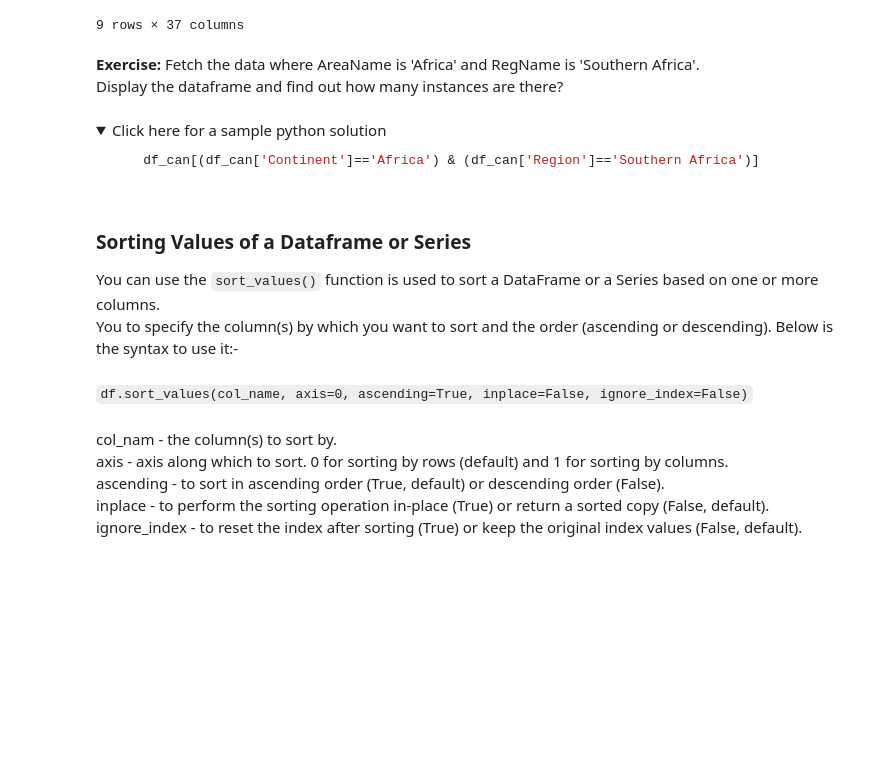
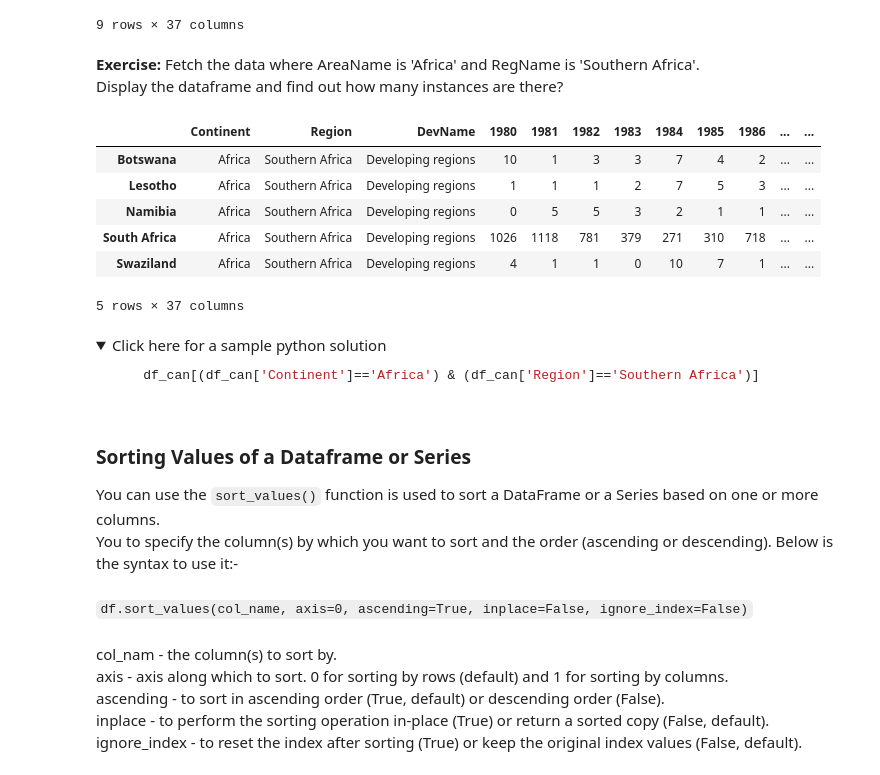
Before and after one commit to darwin-garcia/IBM-Data-Science, a Jupyter notebook: Modue 8/DV0101EN-Exercise-Dataset-Preprocessing-Exploring-with-Pandas.ipynb, the cells around one changed output. Cells and saved outputs as stored; diff of their text form; code cells hidden in the pictures; folded sections open; blank space fills up the shorter version.

```diff
--- a/Modue 8/DV0101EN-Exercise-Dataset-Preprocessing-Exploring-with-Pandas.ipynb
+++ b/Modue 8/DV0101EN-Exercise-Dataset-Preprocessing-Exploring-with-Pandas.ipynb
@@ -611,6 +597,16 @@ df_can[(df_can['Continent']=='Asia') & (df_can['Region']=='Southern Asia')]
 9 rows × 37 columns
 # %% [markdown]
 **Exercise:** Fetch the data where AreaName is 'Africa' and RegName is 'Southern Africa'. <br>Display the dataframe and find out how many instances are there?
+# %%
+df_can[(df_can['Continent']=='Africa') & (df_can['Region']=='Southern Africa')]
+# %% [output]
+|  | Continent | Region | DevName | 1980 | 1981 | 1982 | 1983 | 1984 | 1985 | 1986 | ... | ... |
+| Botswana | Africa | Southern Africa | Developing regions | 10 | 1 | 3 | 3 | 7 | 4 | 2 | ... | ... |
+| Lesotho | Africa | Southern Africa | Developing regions | 1 | 1 | 1 | 2 | 7 | 5 | 3 | ... | ... |
+| Namibia | Africa | Southern Africa | Developing regions | 0 | 5 | 5 | 3 | 2 | 1 | 1 | ... | ... |
+| South Africa | Africa | Southern Africa | Developing regions | 1026 | 1118 | 781 | 379 | 271 | 310 | 718 | ... | ... |
+| Swaziland | Africa | Southern Africa | Developing regions | 4 | 1 | 1 | 0 | 10 | 7 | 1 | ... | ... |
+5 rows × 37 columns
 # %% [markdown]
 <details><summary>Click here for a sample python solution</summary>
 
```
Also changed, not shown: parts of 3 cells of this notebook, 2 other files.
